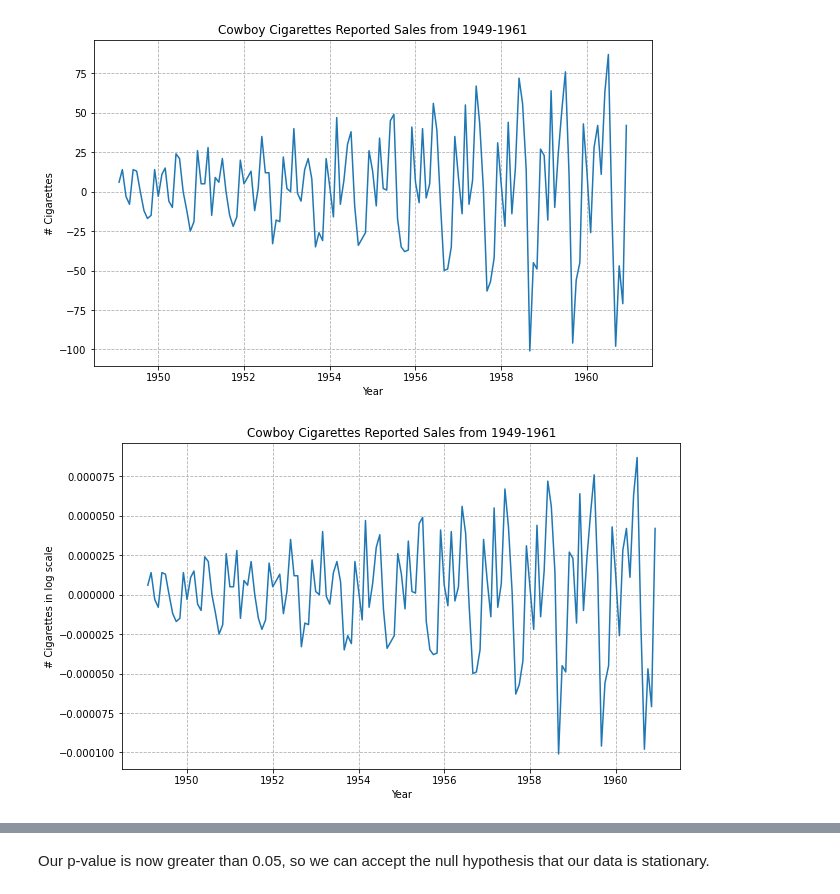
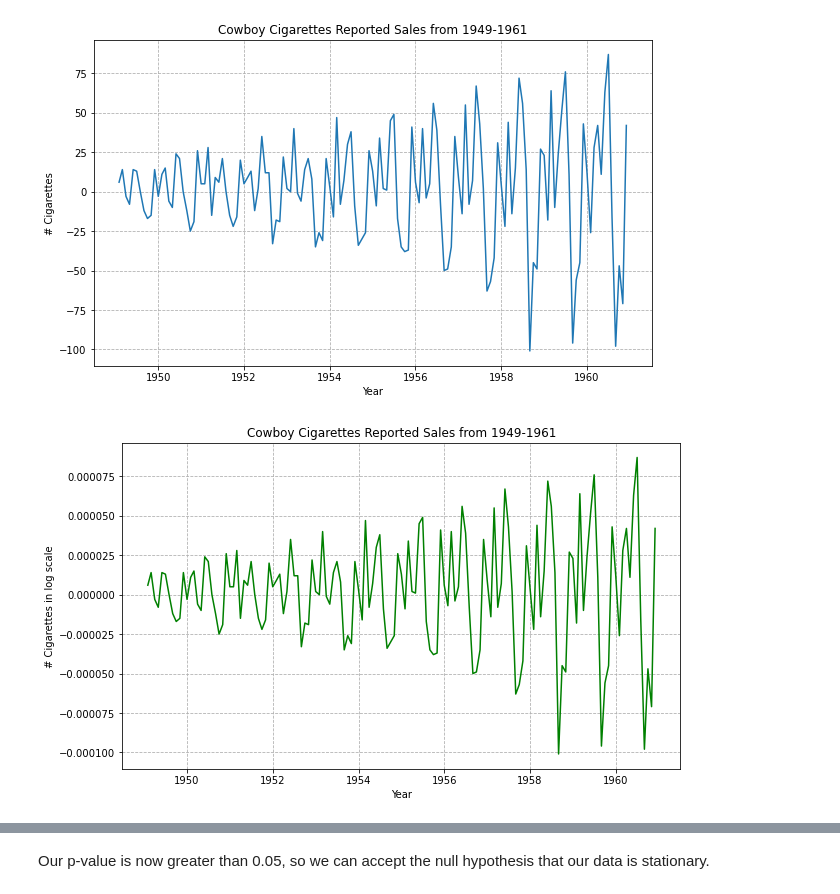
Before and after one commit to pablo-git8/Springboard-DS-Career-Track, a Jupyter notebook: Unit21-1_CowboyCigarretes_CS/Cowboy Cigarettes Case Study - Tier 3.ipynb, the cells around one changed output, grey strips where cells are left out. Cells and saved outputs as stored; diff of their text form; code cells hidden in the pictures.

```diff
--- a/Unit21-1_CowboyCigarretes_CS/Cowboy Cigarettes Case Study - Tier 3.ipynb
+++ b/Unit21-1_CowboyCigarretes_CS/Cowboy Cigarettes Case Study - Tier 3.ipynb
@@ -410,12 +411,12 @@ plt.show()
 y_log_diff = y_log.diff().dropna()
 # %%
 plt.figure(figsize=(10,6))
-plt.plot(y_log_diff, '-')
+plt.plot(y_log_diff, '-', color='Green')
 plt.xlabel('Year')
 plt.ylabel('# Cigarettes in log scale')
 plt.title('Cowboy Cigarettes Reported Sales from 1949-1961')
 plt.grid(linestyle='--')
 plt.show()
 # %% [output]
-[figure, old version]
+[figure, new version]
 # %%
```
Also changed, not shown: parts of 9 cells of this notebook.
